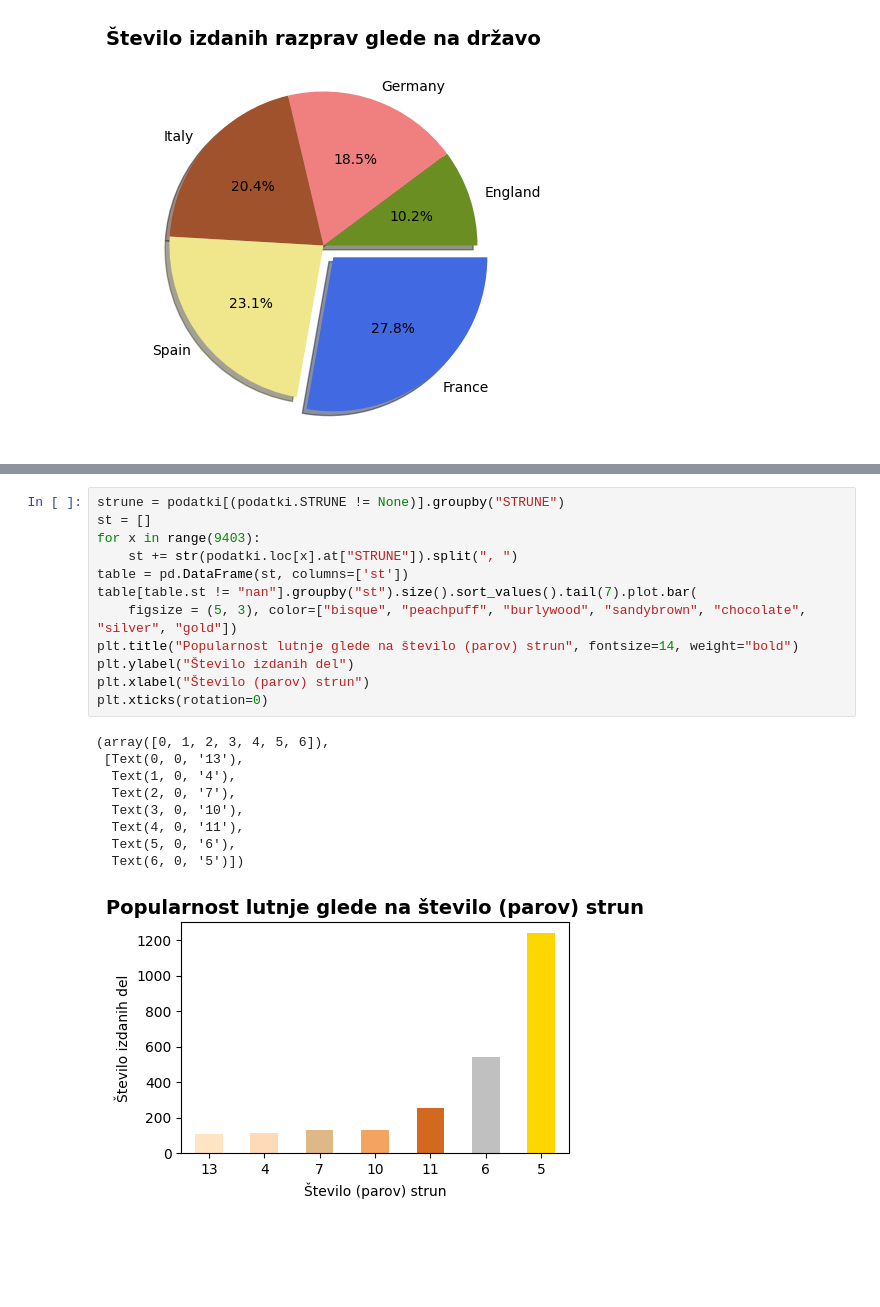
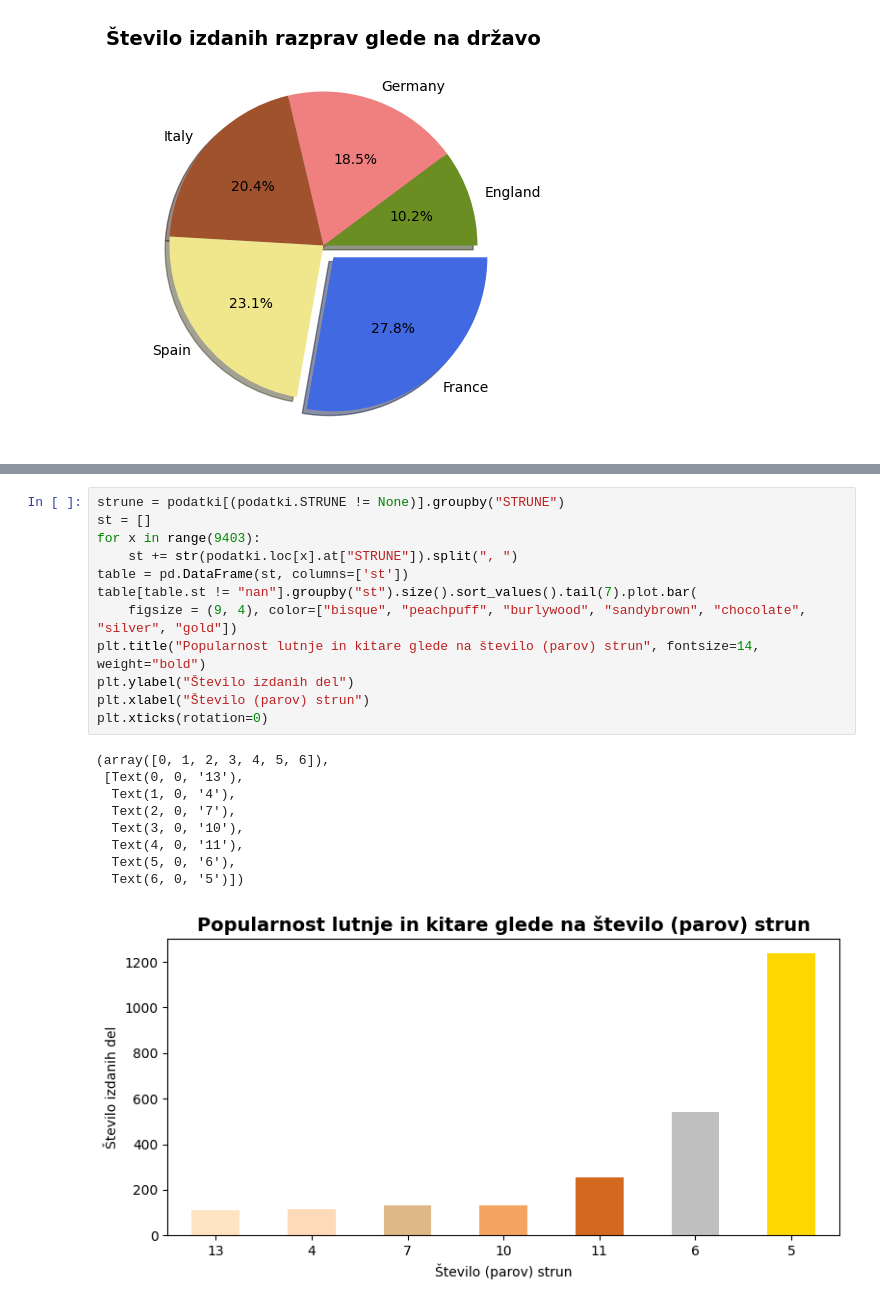
Before and after one commit to matijaskrt/uvp-seminarska-naloga, a Jupyter notebook: analiza.ipynb, the cells around one changed output, grey strips where cells are left out. Cells and saved outputs as stored; diff of their text form; blank space fills up the shorter version.

```diff
--- a/analiza.ipynb
+++ b/analiza.ipynb
@@ -133,22 +179,22 @@ d
 # %%
 strune = podatki[(podatki.STRUNE != None)].groupby("STRUNE")
 st = []
 for x in range(9403):
     st += str(podatki.loc[x].at["STRUNE"]).split(", ")
 table = pd.DataFrame(st, columns=['st'])
 table[table.st != "nan"].groupby("st").size().sort_values().tail(7).plot.bar(
-    figsize = (5, 3), color=["bisque", "peachpuff", "burlywood", "sandybrown", "chocolate", "silver", "gold"])
-plt.title("Popularnost lutnje glede na število (parov) strun", fontsize=14, weight="bold")
+    figsize = (9, 4), color=["bisque", "peachpuff", "burlywood", "sandybrown", "chocolate", "silver", "gold"])
+plt.title("Popularnost lutnje in kitare glede na število (parov) strun", fontsize=14, weight="bold")
 plt.ylabel("Število izdanih del")
 plt.xlabel("Število (parov) strun")
 plt.xticks(rotation=0)
 # %% [output]
 (array([0, 1, 2, 3, 4, 5, 6]),
  [Text(0, 0, '13'),
   Text(1, 0, '4'),
   Text(2, 0, '7'),
   Text(3, 0, '10'),
   Text(4, 0, '11'),
   Text(5, 0, '6'),
   Text(6, 0, '5')])
-[figure, old version]
+[figure, new version]
```
Also changed, not shown: parts of 21 cells of this notebook, 2 other files.
